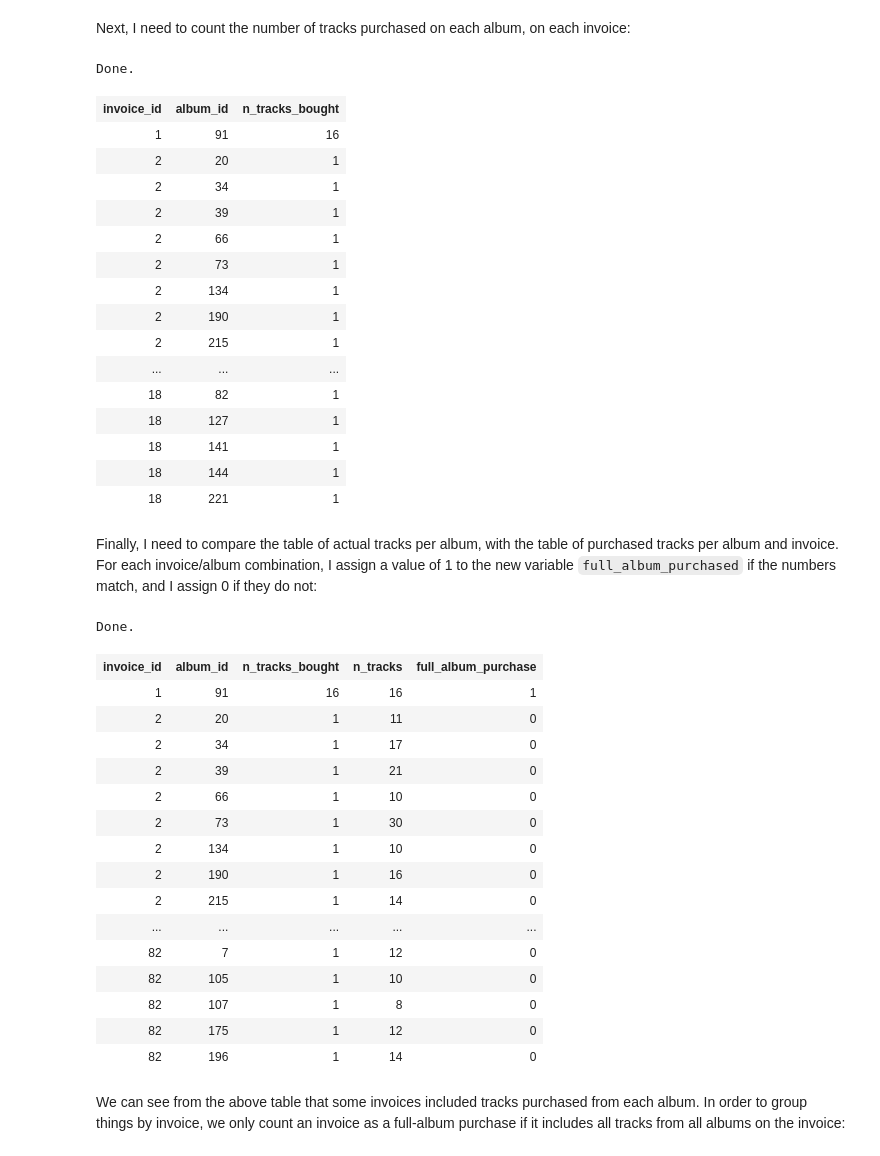
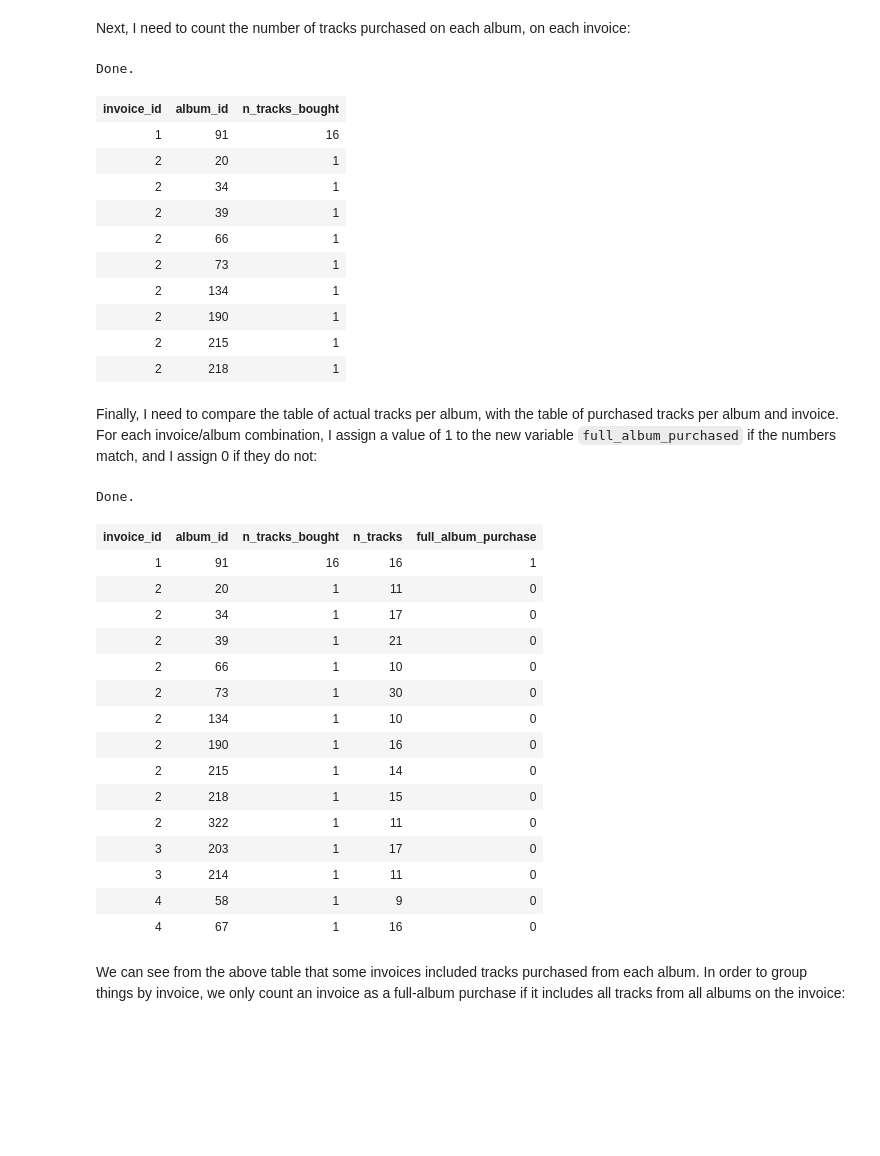
Before and after one commit to shelbybachman/chinook-business-questions, a Jupyter notebook: chinook-business-questions.ipynb, the cells around one changed output. Saved outputs shown, nothing was run; the diff lists cells and outputs as text; code cells hidden in the pictures; blank space fills up the shorter version.

```diff
--- a/chinook-business-questions.ipynb
+++ b/chinook-business-questions.ipynb
@@ -416,7 +402,7 @@ WITH invoices_tracks_albums AS (
 SELECT *
     FROM invoice_album_counts
     ORDER BY invoice_id, album_id
-    LIMIT 100
+    LIMIT 10
 # %% [output]
 Done.
 | invoice_id | album_id | n_tracks_bought |
@@ -429,12 +415,7 @@ Done.
 | 2 | 134 | 1 |
 | 2 | 190 | 1 |
 | 2 | 215 | 1 |
-| ... | ... | ... |
-| 18 | 82 | 1 |
-| 18 | 127 | 1 |
-| 18 | 141 | 1 |
-| 18 | 144 | 1 |
-| 18 | 221 | 1 |
+| 2 | 218 | 1 |
 # %% [markdown]
 Finally, I need to compare the table of actual tracks per album, with the table of purchased tracks per album and invoice. For each invoice/album combination, I assign a value of 1 to the new variable `full_album_purchased` if the numbers match, and I assign 0 if they do not:
 # %%
@@ -468,39 +449,40 @@ WITH invoices_tracks_albums AS (
     GROUP BY album_id
 ), invoice_album_summary AS (
     SELECT iac.invoice_id
        , iac.album_id
        , iac.n_tracks_bought
        , atc.n_tracks
        , CASE
             WHEN iac.n_tracks_bought = atc.n_tracks THEN 1
             ELSE 0
             END
          AS full_album_purchase
 
     FROM invoice_album_counts AS iac
     LEFT JOIN album_track_counts AS atc ON iac.album_id = atc.album_id
 )
 
 SELECT *
     FROM invoice_album_summary
+    LIMIT 15
 # %% [output]
 Done.
 | invoice_id | album_id | n_tracks_bought | n_tracks | full_album_purchase |
 | 1 | 91 | 16 | 16 | 1 |
 | 2 | 20 | 1 | 11 | 0 |
 | 2 | 34 | 1 | 17 | 0 |
 | 2 | 39 | 1 | 21 | 0 |
 | 2 | 66 | 1 | 10 | 0 |
 | 2 | 73 | 1 | 30 | 0 |
 | 2 | 134 | 1 | 10 | 0 |
 | 2 | 190 | 1 | 16 | 0 |
 | 2 | 215 | 1 | 14 | 0 |
-| ... | ... | ... | ... | ... |
-| 82 | 7 | 1 | 12 | 0 |
-| 82 | 105 | 1 | 10 | 0 |
-| 82 | 107 | 1 | 8 | 0 |
-| 82 | 175 | 1 | 12 | 0 |
-| 82 | 196 | 1 | 14 | 0 |
+| 2 | 218 | 1 | 15 | 0 |
+| 2 | 322 | 1 | 11 | 0 |
+| 3 | 203 | 1 | 17 | 0 |
+| 3 | 214 | 1 | 11 | 0 |
+| 4 | 58 | 1 | 9 | 0 |
+| 4 | 67 | 1 | 16 | 0 |
 # %% [markdown]
 We can see from the above table that some invoices included tracks purchased from each album. In order to group things by invoice, we only count an invoice as a full-album purchase if it includes all tracks from all albums on the invoice:
 # %%
```
Also changed, not shown: parts of 5 cells of this notebook.
